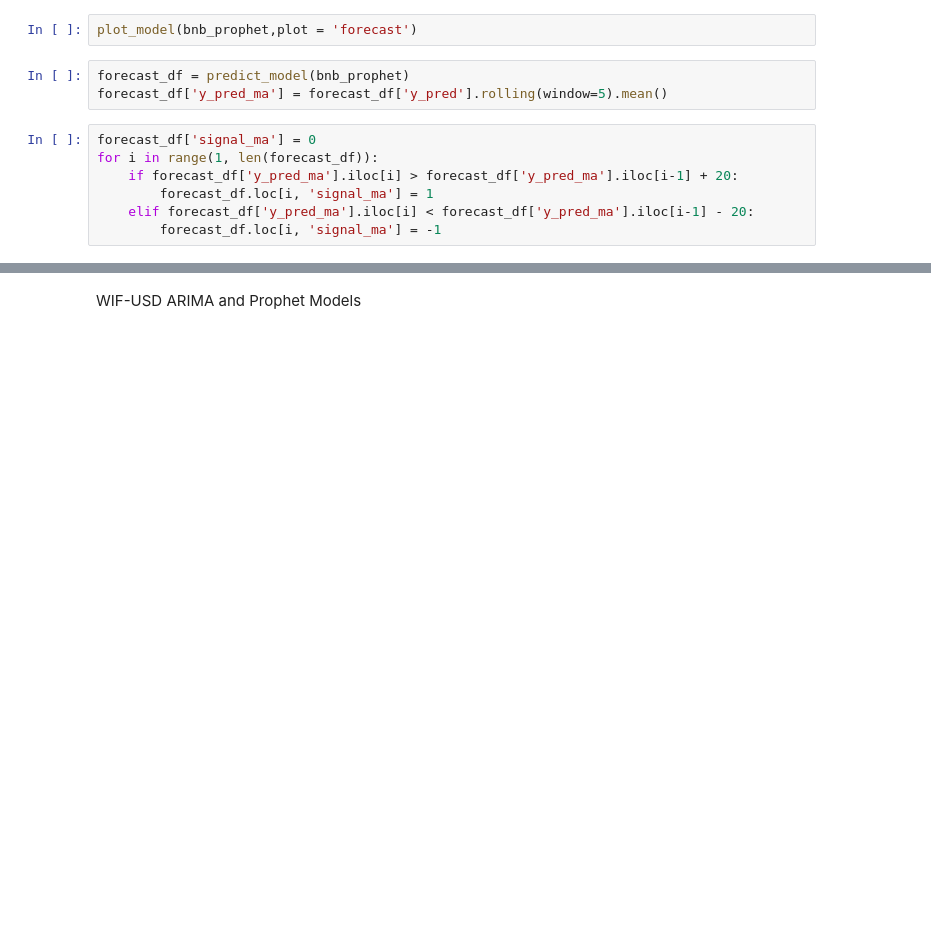
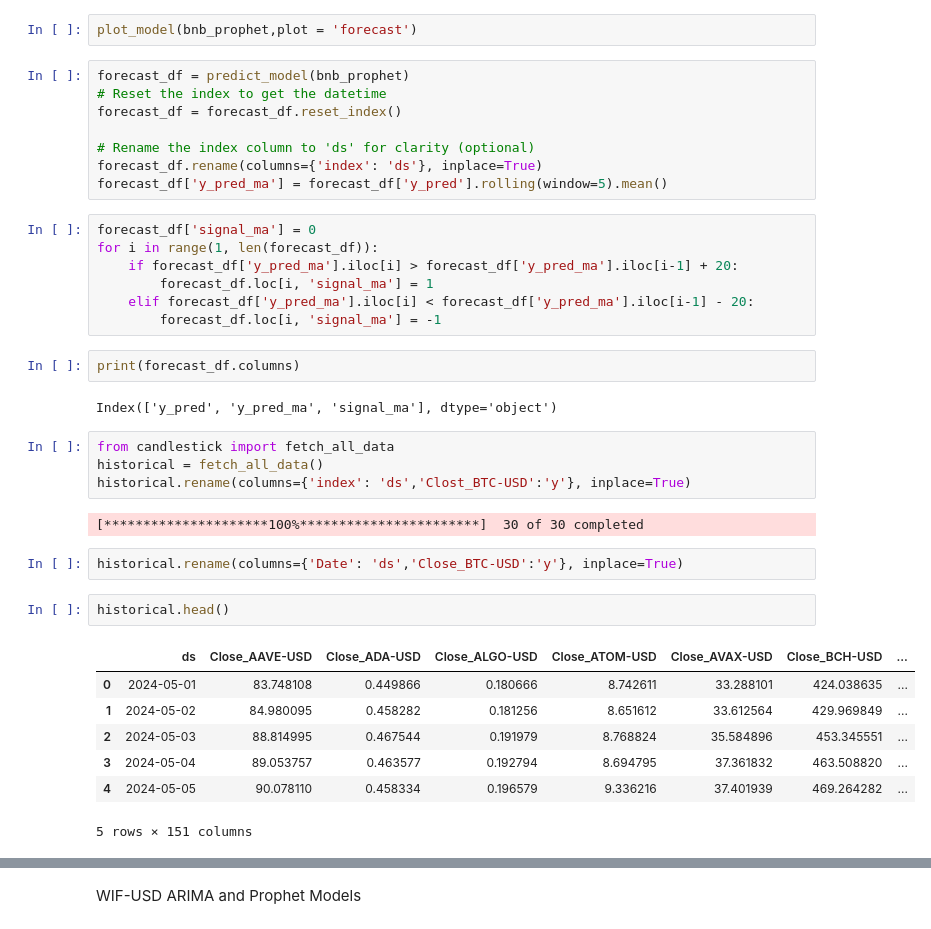
Before and after one commit to gedghill/AE2, a Jupyter notebook: arima_prophet_forecast.ipynb, the cells around one changed output, grey strips where cells are left out. Cells and saved outputs as stored; diff of their text form; blank space fills up the shorter version.

```diff
--- a/arima_prophet_forecast.ipynb
+++ b/arima_prophet_forecast.ipynb
@@ -315,6 +320,11 @@ pio.write_html(bnb, file='bnbforecast.html', auto_open=False)
 plot_model(bnb_prophet,plot = 'forecast')
 # %%
 forecast_df = predict_model(bnb_prophet)
+# Reset the index to get the datetime
+forecast_df = forecast_df.reset_index()
+
+# Rename the index column to 'ds' for clarity (optional)
+forecast_df.rename(columns={'index': 'ds'}, inplace=True)
 forecast_df['y_pred_ma'] = forecast_df['y_pred'].rolling(window=5).mean()
 # %%
 forecast_df['signal_ma'] = 0
@@ -323,3 +333,25 @@ for i in range(1, len(forecast_df)):
         forecast_df.loc[i, 'signal_ma'] = 1
     elif forecast_df['y_pred_ma'].iloc[i] < forecast_df['y_pred_ma'].iloc[i-1] - 20:
         forecast_df.loc[i, 'signal_ma'] = -1
+# %%
+print(forecast_df.columns)
+# %% [output]
+Index(['y_pred', 'y_pred_ma', 'signal_ma'], dtype='object')
+# %%
+from candlestick import fetch_all_data
+historical = fetch_all_data()
+historical.rename(columns={'index': 'ds','Clost_BTC-USD':'y'}, inplace=True)
+# %% [output]
+[*********************100%***********************]  30 of 30 completed
+# %%
+historical.rename(columns={'Date': 'ds','Close_BTC-USD':'y'}, inplace=True)
+# %%
+historical.head()
+# %% [output]
+|  | ds | Close_AAVE-USD | Close_ADA-USD | Close_ALGO-USD | Close_ATOM-USD | Close_AVAX-USD | Close_BCH-USD | ... |
+| 0 | 2024-05-01 | 83.748108 | 0.449866 | 0.180666 | 8.742611 | 33.288101 | 424.038635 | ... |
+| 1 | 2024-05-02 | 84.980095 | 0.458282 | 0.181256 | 8.651612 | 33.612564 | 429.969849 | ... |
+| 2 | 2024-05-03 | 88.814995 | 0.467544 | 0.191979 | 8.768824 | 35.584896 | 453.345551 | ... |
+| 3 | 2024-05-04 | 89.053757 | 0.463577 | 0.192794 | 8.694795 | 37.361832 | 463.508820 | ... |
+| 4 | 2024-05-05 | 90.078110 | 0.458334 | 0.196579 | 9.336216 | 37.401939 | 469.264282 | ... |
+5 rows × 151 columns
```
Also changed, not shown: parts of 9 cells of this notebook, 16 other files.
